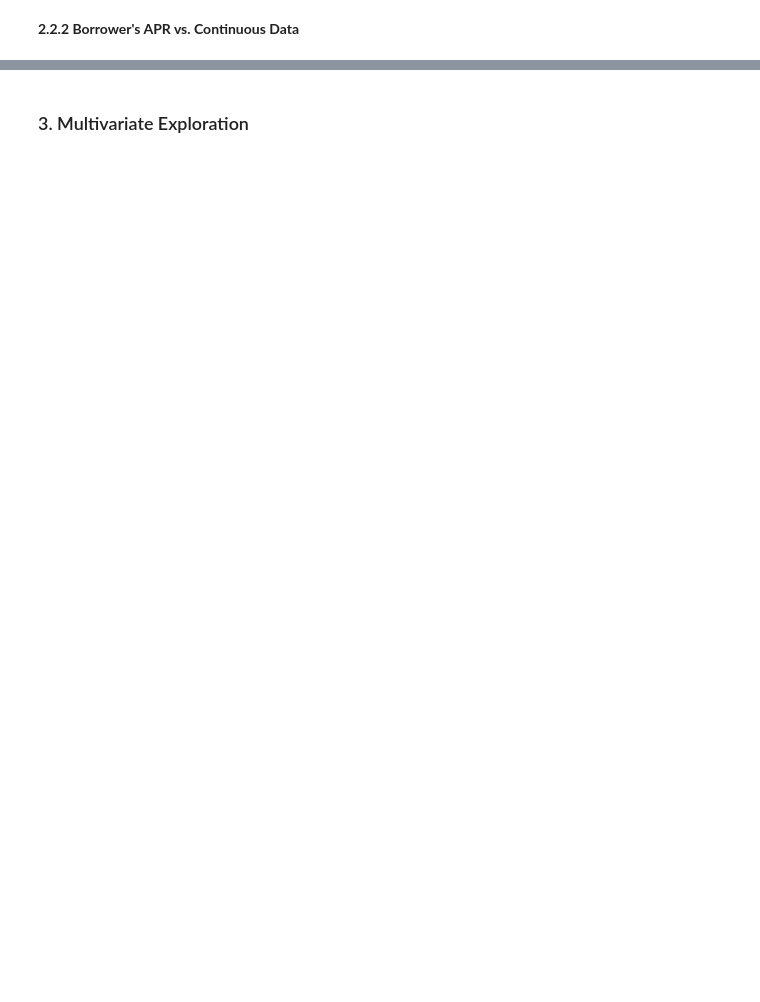
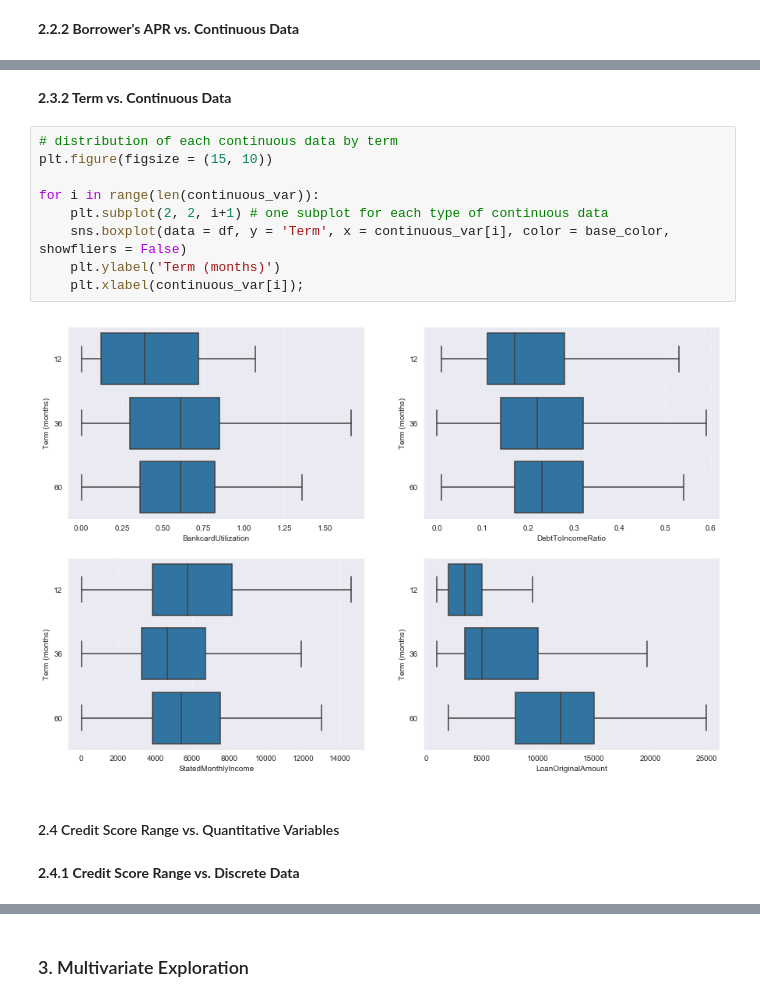
Before and after one commit to jinwanchen/p4-prosper-loan-data-visualization, a Jupyter notebook: part1_exploratory_da.ipynb, the cells around one changed output, grey strips where cells are left out. Saved outputs shown, nothing was run; the diff lists cells and outputs as text; blank space fills up the shorter version.

```diff
--- a/part1_exploratory_da.ipynb
+++ b/part1_exploratory_da.ipynb
@@ -877,0 +901,17 @@ g.map_offdiag(plt.scatter, s = 2);
+# %% [markdown]
+__2.3.2 Term vs. Continuous Data__
+# %%
+# distribution of each continuous data by term
+plt.figure(figsize = (15, 10))
+
+for i in range(len(continuous_var)):
+    plt.subplot(2, 2, i+1) # one subplot for each type of continuous data
+    sns.boxplot(data = df, y = 'Term', x = continuous_var[i], color = base_color, showfliers = False)
+    plt.ylabel('Term (months)')
+    plt.xlabel(continuous_var[i]);
+# %% [output]
+[figure, added]
+# %% [markdown]
+#### 2.4 Credit Score Range vs. Quantitative Variables
+# %% [markdown]
+__2.4.1 Credit Score Range vs. Discrete Data__
```
Also changed, not shown: parts of 13 cells of this notebook.
